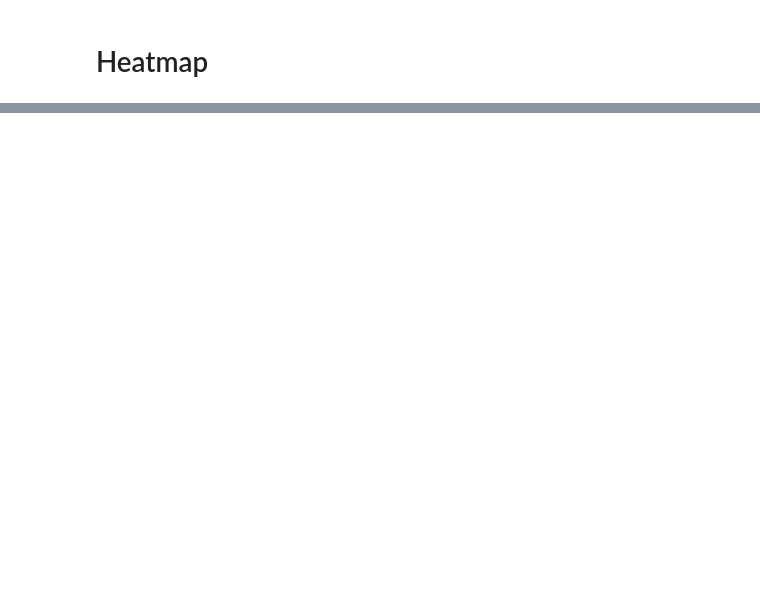
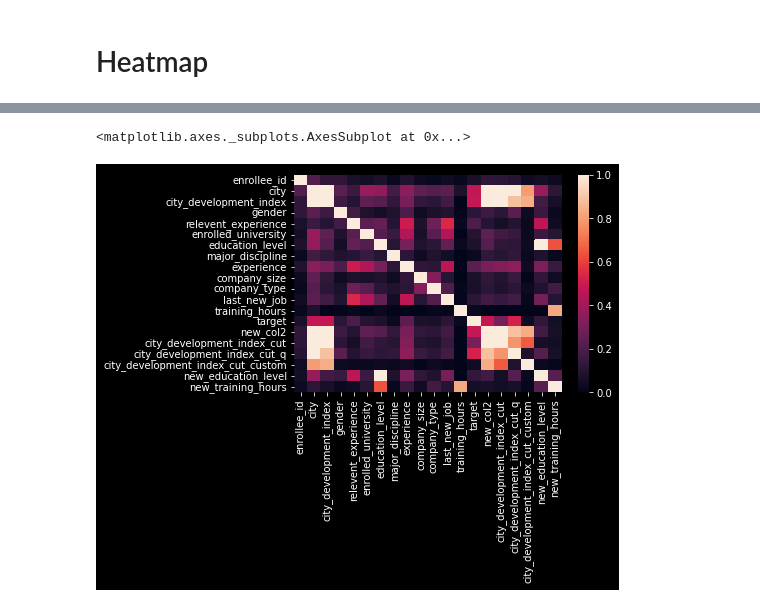
Before and after one commit to arsengir/colab, a Jupyter notebook: pandas_gleb.ipynb, the cells around one changed output, grey strips where cells are left out. Saved outputs shown, nothing was run; the diff lists cells and outputs as text; code cells hidden in the pictures; blank space fills up the shorter version.

```diff
--- a/pandas_gleb.ipynb
+++ b/pandas_gleb.ipynb
@@ -238,0 +853,2 @@ sns.heatmap(t)
+# %%
+phik_overview = df.phik_matrix()
@@ -238,0 +877,5 @@ sns.heatmap(t)
+# %%
+sns.heatmap(phik_overview)
+# %% [output]
+<matplotlib.axes._subplots.AxesSubplot at 0x...>
+[figure, added]
```
Also changed, not shown: parts of 115 cells of this notebook.
